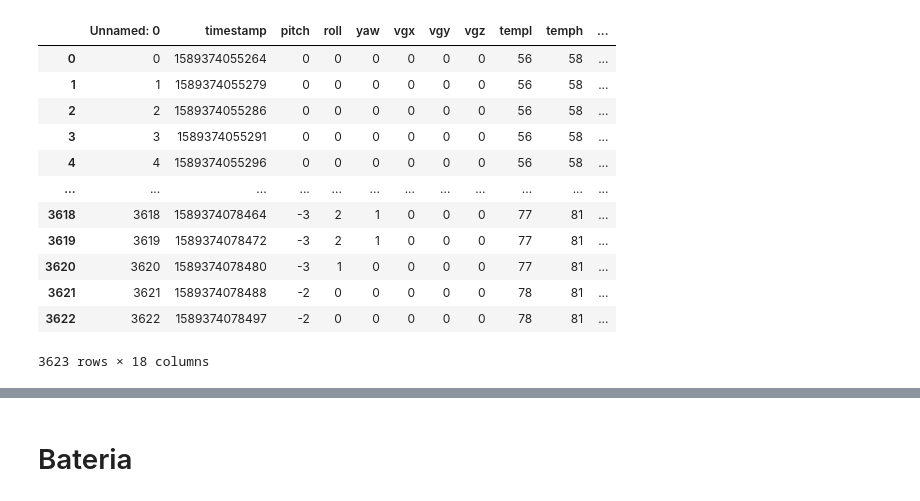
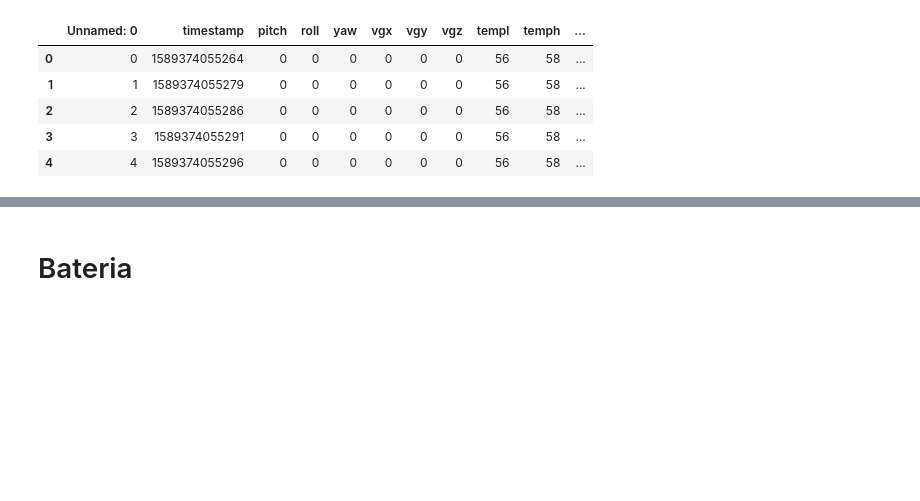
Before and after one commit to mateustoin/Tello-Data-Collector, a Jupyter notebook: Analisando alguns dados.ipynb, the cells around one changed output, grey strips where cells are left out. Drawn from its saved outputs; the diff is of its cells as text; code cells hidden in the pictures; blank space fills up the shorter version.

```diff
--- a/Analisando alguns dados.ipynb
+++ b/Analisando alguns dados.ipynb
@@ -1,35 +1,28 @@
 # %%
 #Import das bibliotecas
 import pandas as pd
 import matplotlib.pyplot as plt
 
 names = ['index','timestamp', 'pitch', 'roll',
           'yaw', 'vgx', 'vgy', 'vgz',
           'templ', 'temph', 'tof',
           'height',  'battery',  'barometer',
           'time', 'agx', 'agy',  'agz']
 
-df_normal = pd.read_csv('test_total_1.csv')
-df_janela = pd.read_csv('test_total_2_janela.csv')
-df_janela_ventilador = pd.read_csv('test_total_2_janela_ventilador.csv')
+df_normal = pd.read_csv('data/1_tudoFechado_360.csv')
+df_janela = pd.read_csv('data/1_janelaPortaAberta_360.csv')
+df_janela_ventilador = pd.read_csv('data/1_janelaPortaAbertaVentilador_360.csv')
 
 #df_normal
 #df_janela
-df_janela_ventilador
+df_janela_ventilador.head()
 # %% [output]
 |  | Unnamed: 0 | timestamp | pitch | roll | yaw | vgx | vgy | vgz | templ | temph | ... |
 | 0 | 0 | 1589374055264 | 0 | 0 | 0 | 0 | 0 | 0 | 56 | 58 | ... |
 | 1 | 1 | 1589374055279 | 0 | 0 | 0 | 0 | 0 | 0 | 56 | 58 | ... |
 | 2 | 2 | 1589374055286 | 0 | 0 | 0 | 0 | 0 | 0 | 56 | 58 | ... |
 | 3 | 3 | 1589374055291 | 0 | 0 | 0 | 0 | 0 | 0 | 56 | 58 | ... |
 | 4 | 4 | 1589374055296 | 0 | 0 | 0 | 0 | 0 | 0 | 56 | 58 | ... |
-| ... | ... | ... | ... | ... | ... | ... | ... | ... | ... | ... | ... |
-| 3618 | 3618 | 1589374078464 | -3 | 2 | 1 | 0 | 0 | 0 | 77 | 81 | ... |
-| 3619 | 3619 | 1589374078472 | -3 | 2 | 1 | 0 | 0 | 0 | 77 | 81 | ... |
-| 3620 | 3620 | 1589374078480 | -3 | 1 | 0 | 0 | 0 | 0 | 77 | 81 | ... |
-| 3621 | 3621 | 1589374078488 | -2 | 0 | 0 | 0 | 0 | 0 | 78 | 81 | ... |
-| 3622 | 3622 | 1589374078497 | -2 | 0 | 0 | 0 | 0 | 0 | 78 | 81 | ... |
-3623 rows × 18 columns
 # %% [markdown]
 # Coleta de dados com DJI Tello
 
```
Also changed, not shown: parts of 2 cells of this notebook, 3 other files.
